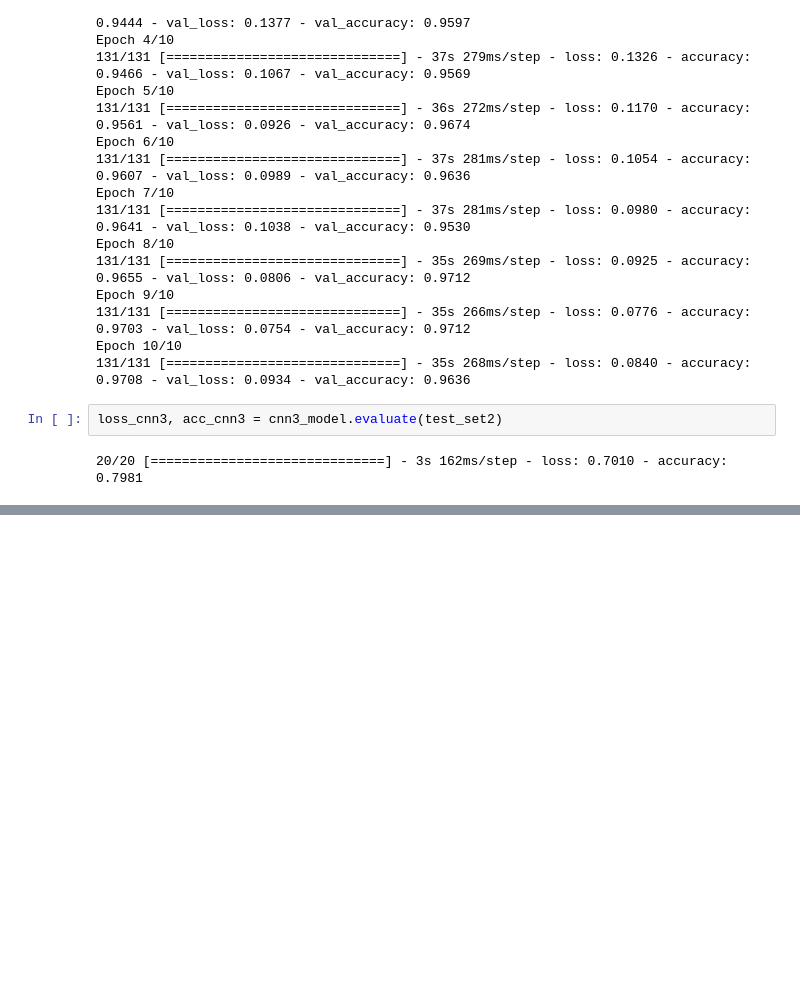
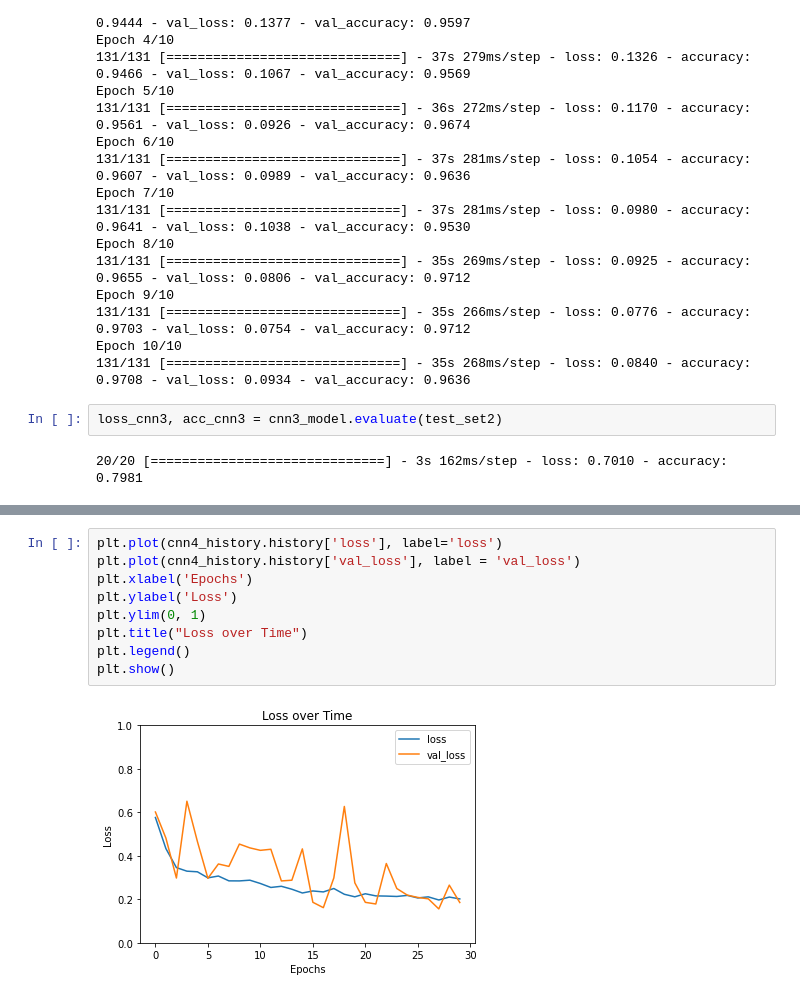
Before and after one commit to ZenBurrito/Pediatric-Pneumonia-Image-Classification, a Jupyter notebook: DanielNB.ipynb, the cells around one changed output, grey strips where cells are left out. Cells and saved outputs as stored; diff of their text form; blank space fills up the shorter version.

```diff
--- a/DanielNB.ipynb
+++ b/DanielNB.ipynb
@@ -533,3 +474,14 @@ cnn4_model.evaluate(test_set2)
+# %%
+plt.plot(cnn4_history.history['loss'], label='loss')
+plt.plot(cnn4_history.history['val_loss'], label = 'val_loss')
+plt.xlabel('Epochs')
+plt.ylabel('Loss')
+plt.ylim(0, 1)
+plt.title("Loss over Time")
+plt.legend()
+plt.show()
+# %% [output]
+[figure, added]
 # %%
 cnn5_model = models.Sequential([
     layers.Conv2D(32, (3, 3), activation='relu', input_shape=(64, 64, 1)),
```
Also changed, not shown: parts of 47 cells of this notebook, 1 other file.
